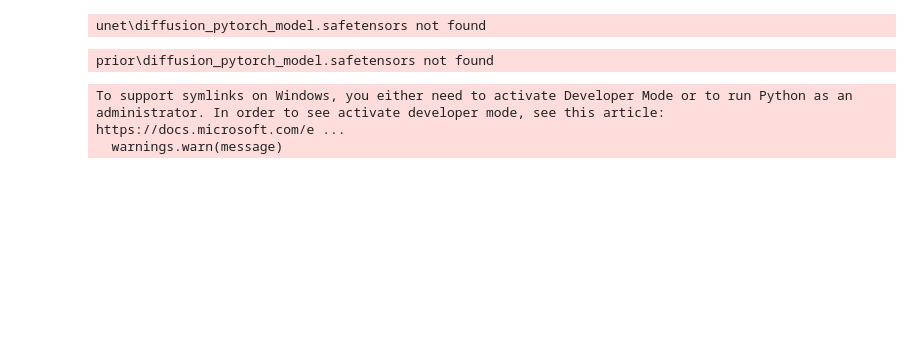
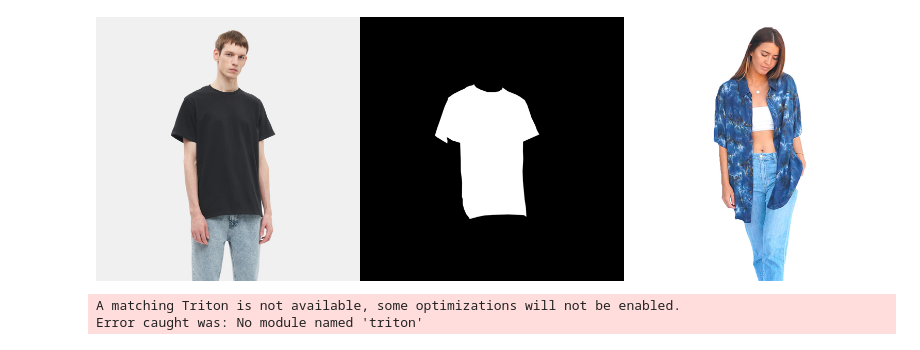
Before and after one commit to Navu45/image-merging, a Jupyter notebook: notebooks/unclip.ipynb, the cells around one changed output. Cells and saved outputs as stored; diff of their text form; code cells hidden in the pictures; blank space fills up the shorter version.

```diff
--- a/notebooks/unclip.ipynb
+++ b/notebooks/unclip.ipynb
@@ -3,12 +3,2 @@ from diffusers.utils import load_image
 
 from models.combined_pipeline import CombinedPipeline
-# %%
-pipe = CombinedPipeline.from_pretrained('kandinsky-community/kandinsky-2-2-decoder-inpaint')
-pipe = pipe.to('cuda')
-pipe.enable_model_cpu_offload()
-pipe.enable_xformers_memory_efficient_attention()
-# %% [output]
-unet\diffusion_pytorch_model.safetensors not found
-prior\diffusion_pytorch_model.safetensors not found
-To support symlinks on Windows, you either need to activate Developer Mode or to run Python as an administrator. In order to see activate developer mode, see this article: https://docs.microsoft.com/e ...
-  warnings.warn(message)
@@ -15,13 +7,23 @@ To support symlinks on Windows, you either need to activate Developer Mode or to
 # %%
+from PIL import Image
 from diffusers.utils import make_image_grid
 
 img_url = "https://raw.githubusercontent.com/Fantasy-Studio/Paint-by-Example/main/examples/image/example_1.png"
 mask_url = "https://raw.githubusercontent.com/Fantasy-Studio/Paint-by-Example/main/examples/mask/example_1.png"
-example_url = "https://raw.githubusercontent.com/Fantasy-Studio/Paint-by-Example/main/examples/reference/example_1.jpg"
+example_url = "https://i.pinimg.com/originals/46/2b/5d/462b5da6357232845a2cb56bfe98d87c.jpg"
 
-dog_image = load_image(img_url).resize((512, 512))
-mask_image = load_image(mask_url).resize((512, 512))
-panda_image = load_image(example_url).resize((512, 512))
+source_image  = Image.open('../cache/in/01.jpg').resize((512, 512))
+mask_image = Image.open('../cache/in/01_mask.png').resize((512, 512))
+# panda_image = load_image('https://i.pinimg.com/originals/3f/96/36/3f9636b0c94bf6de4b33f0ed924fded7.jpg').resize((512, 512))
+target_image = Image.open('../cache/in/03.jpg').resize((512, 512))
 
-make_image_grid([dog_image, mask_image, panda_image], 1, 3)
+make_image_grid([source_image, mask_image, target_image], 1, 3)
+# %% [output]
+[figure, added]
+# %%
+pipe.enable_xformers_memory_efficient_attention()
+pipe.enable_model_cpu_offload()
+# %% [output]
+A matching Triton is not available, some optimizations will not be enabled.
+Error caught was: No module named 'triton'
 # %%
```
Also changed, not shown: parts of 3 cells of this notebook, 3 other files.
